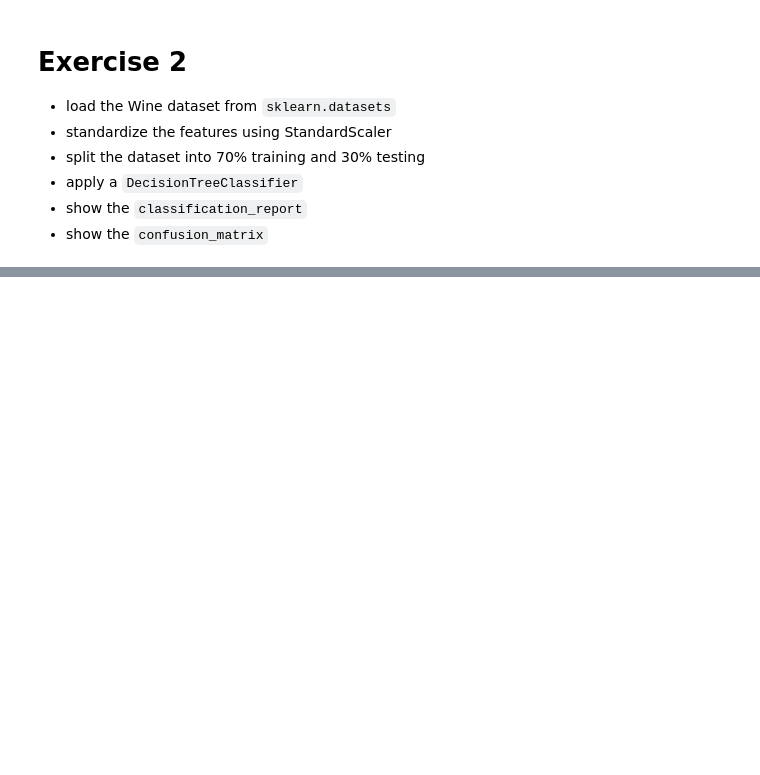
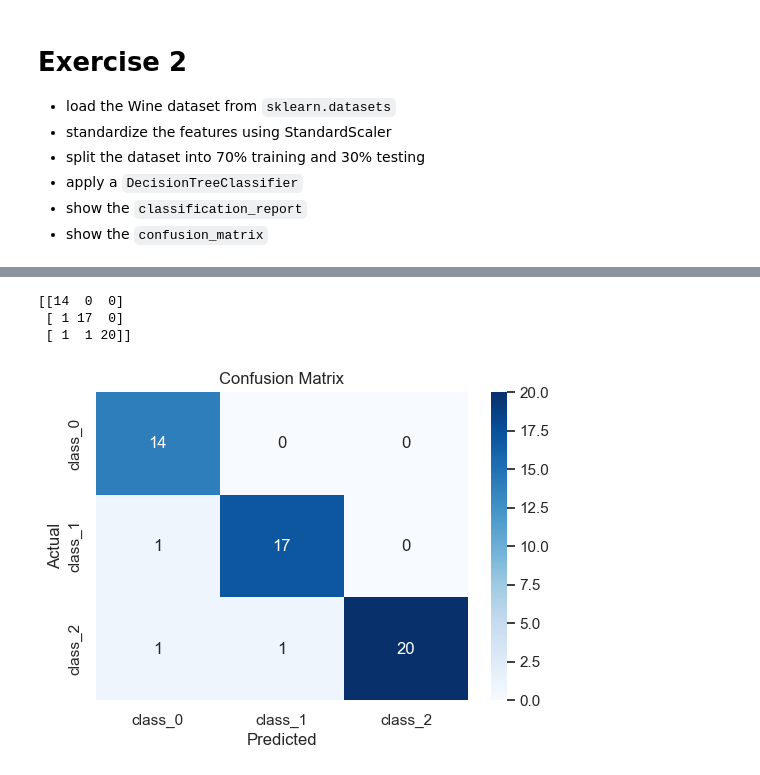
Before and after one commit to GianfriShow/ExperisAcademy_DataScience_AlessioManfredi, a Jupyter notebook: 18_09/scikit_learn_exercises.ipynb, the cells around one changed output, grey strips where cells are left out. Cells and saved outputs as stored; diff of their text form; code cells hidden in the pictures; blank space fills up the shorter version.

```diff
--- a/18_09/scikit_learn_exercises.ipynb
+++ b/18_09/scikit_learn_exercises.ipynb
@@ -77,0 +90,12 @@ plt.show()
+# %%
+data = load_wine()
+x = data.data
+y = data.target
+
+scaler = StandardScaler()
+x_scaled = scaler.fit_transform(x)
+
+x_train,x_test,y_train,y_test = train_test_split(x_scaled,y,test_size=0.3,random_state=123)
+# %%
+model = DecisionTreeClassifier(random_state=123)
+model.fit(x_train,y_train)
@@ -77,0 +104,4 @@ plt.show()
+# %%
+predictions = model.predict(x_test)
+accuracy = accuracy_score(y_test,predictions)
+print(f"Accuracy = {100*accuracy:.2f}%")
@@ -77,0 +124,18 @@ plt.show()
+# %%
+conf_mat = confusion_matrix(y_test,predictions)
+print(conf_mat)
+# %% [output]
+[[14  0  0]
+ [ 1 17  0]
+ [ 1  1 20]]
+# %%
+plt.figure(figsize=(6,4))
+sns.heatmap(conf_mat, annot=True, fmt='d', cmap='Blues',
+            xticklabels=data.target_names,
+            yticklabels=data.target_names)
+plt.xlabel('Predicted')
+plt.ylabel('Actual')
+plt.title('Confusion Matrix')
+plt.show()
+# %% [output]
+[figure, added]
```
Also changed, not shown: parts of 12 cells of this notebook.
